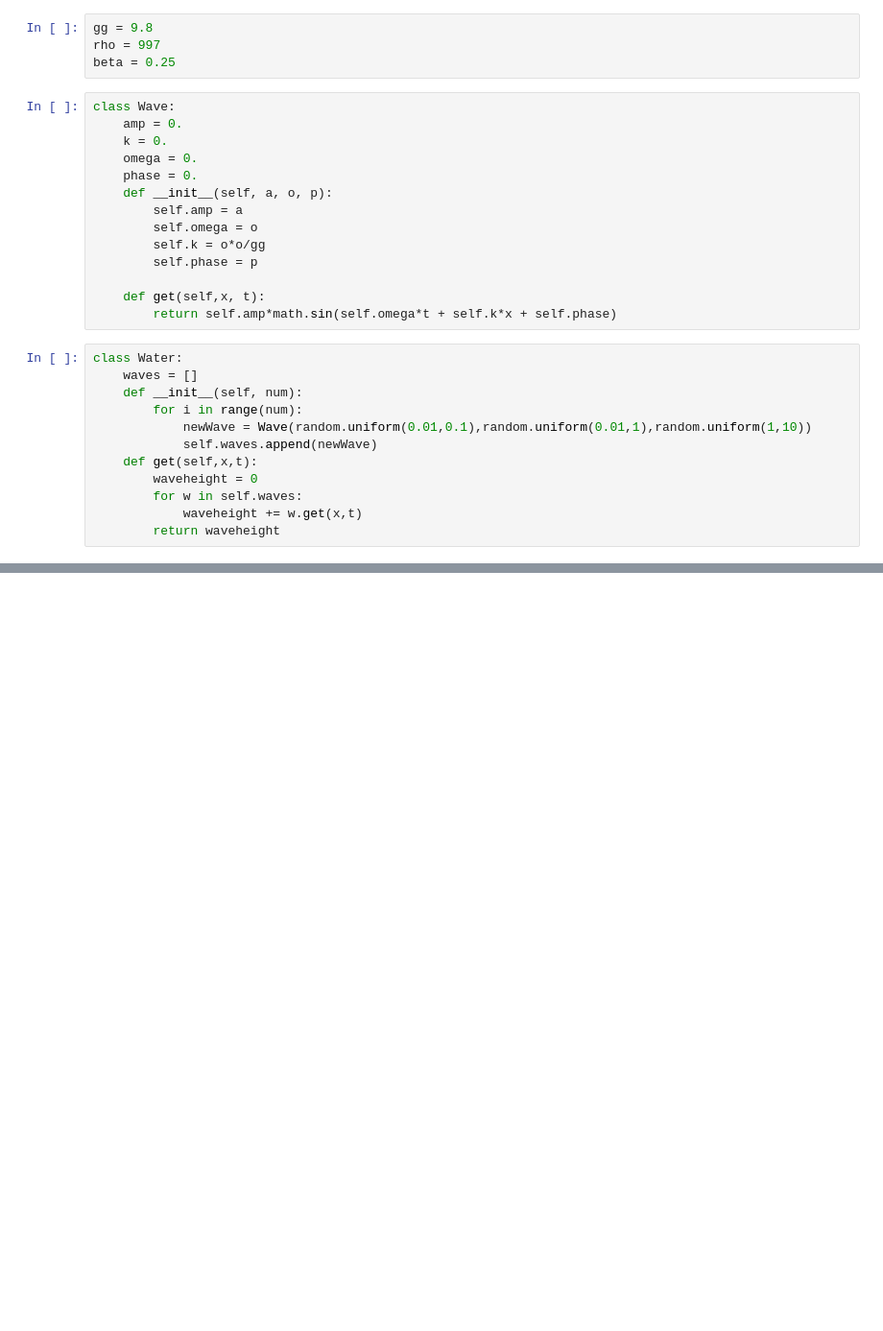
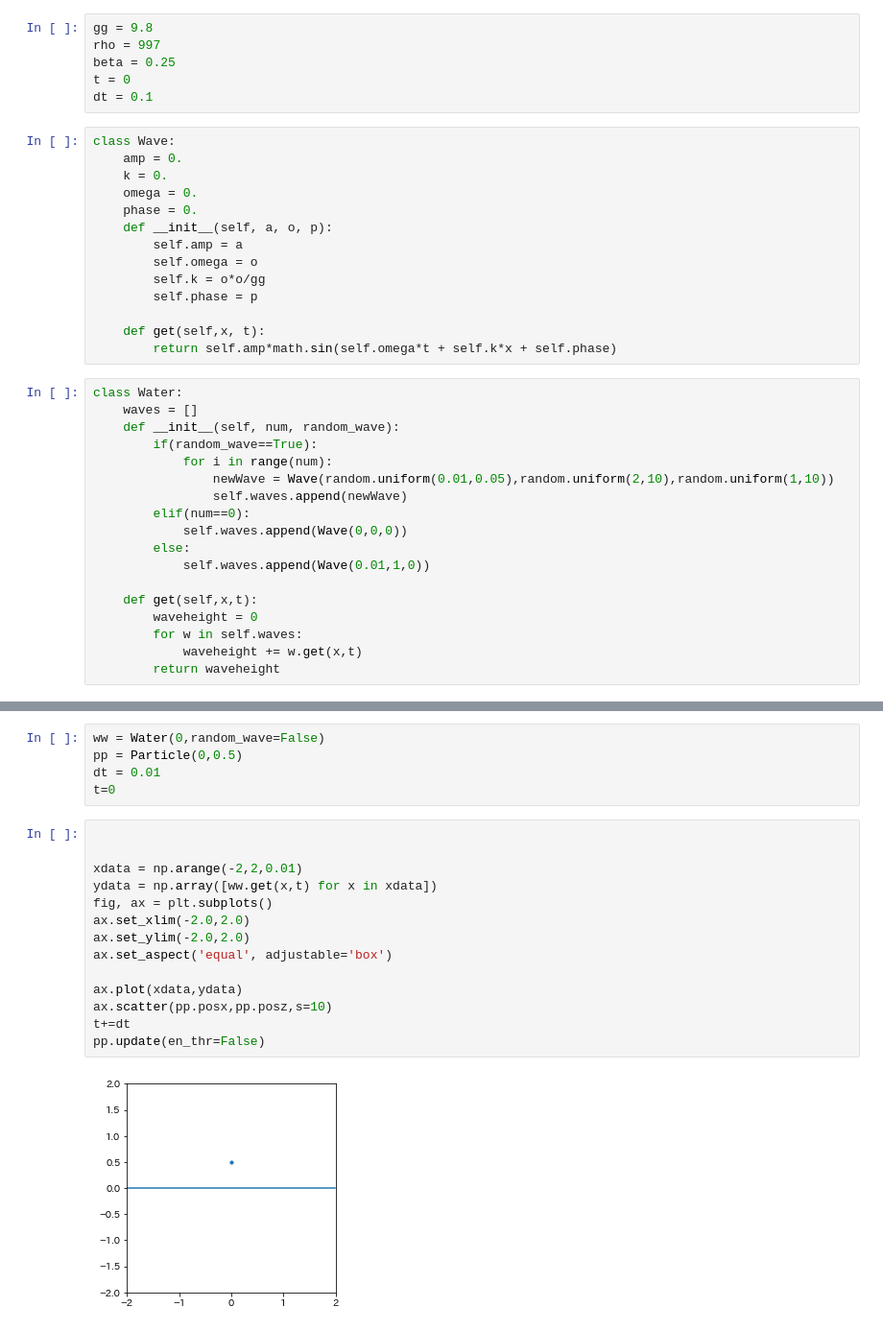
Before and after one commit to shiokoala/soturon, a Jupyter notebook: ship.ipynb, the cells around one changed output, grey strips where cells are left out. Shown: that part at 96% size. Drawn from its saved outputs; the diff is of its cells as text; blank space fills up the shorter version.

```diff
--- a/ship.ipynb
+++ b/ship.ipynb
@@ -4,6 +7,8 @@ import math
 gg = 9.8
 rho = 997
 beta = 0.25
+t = 0
+dt = 0.1
 # %%
 class Wave:
     amp = 0.
@@ -21,10 +26,16 @@ class Wave:
 # %%
 class Water:
     waves = []
-    def __init__(self, num):
-        for i in range(num):
-            newWave = Wave(random.uniform(0.01,0.1),random.uniform(0.01,1),random.uniform(1,10))
-            self.waves.append(newWave)
+    def __init__(self, num, random_wave):
+        if(random_wave==True):
+            for i in range(num):
+                newWave = Wave(random.uniform(0.01,0.05),random.uniform(2,10),random.uniform(1,10))
+                self.waves.append(newWave)
+        elif(num==0):
+            self.waves.append(Wave(0,0,0))
+        else:
+            self.waves.append(Wave(0.01,1,0))
+
     def get(self,x,t):
         waveheight = 0
         for w in self.waves:
@@ -145,0 +136,21 @@ class Particle:
+# %%
+ww = Water(0,random_wave=False)
+pp = Particle(0,0.5)
+dt = 0.01
+t=0
+# %%
+
+
+xdata = np.arange(-2,2,0.01)
+ydata = np.array([ww.get(x,t) for x in xdata])
+fig, ax = plt.subplots()
+ax.set_xlim(-2.0,2.0)
+ax.set_ylim(-2.0,2.0)
+ax.set_aspect('equal', adjustable='box')
+
+ax.plot(xdata,ydata)
+ax.scatter(pp.posx,pp.posz,s=10)
+t+=dt
+pp.update(en_thr=False)
+# %% [output]
+[figure, added]
```
Also changed, not shown: parts of 6 cells of this notebook, 3 other files.
